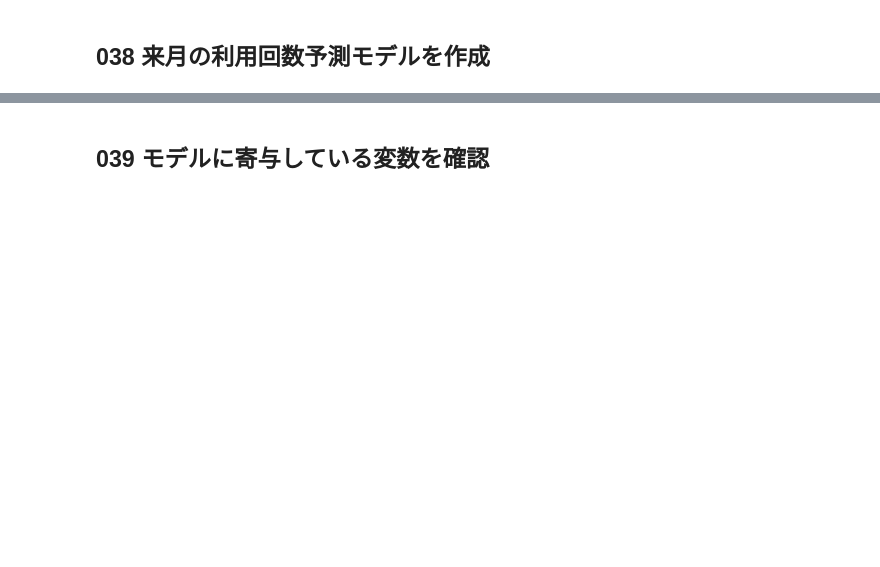
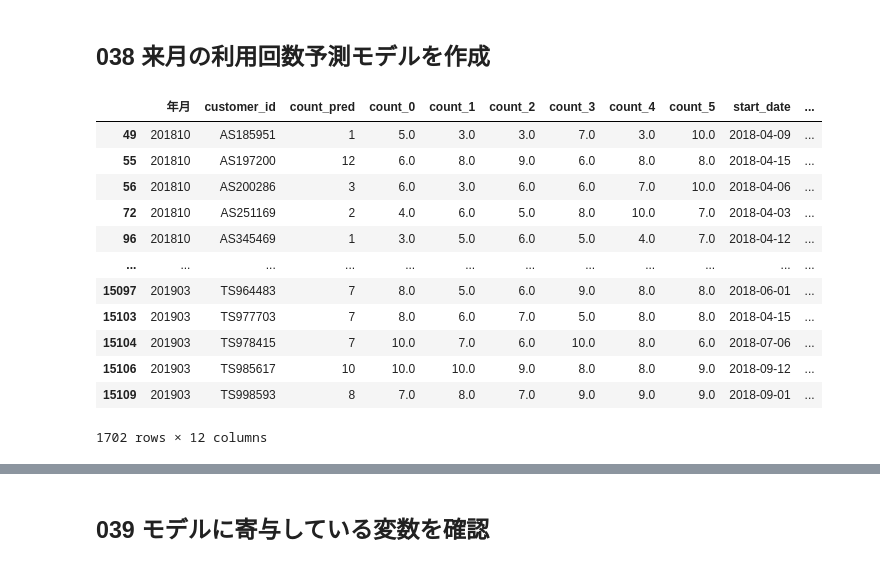
Before and after one commit to kanameg/100knocks, a Jupyter notebook: python/src/100knoks-04.ipynb, the cells around one changed output, grey strips where cells are left out. Cells and saved outputs as stored; diff of their text form; code cells hidden in the pictures; blank space fills up the shorter version.

```diff
--- a/python/src/100knoks-04.ipynb
+++ b/python/src/100knoks-04.ipynb
@@ -109,7 +253,21 @@ predict_date.head()
 ## 038 来月の利用回数予測モデルを作成
 # %%
 predict_date = predict_date.loc[predict_date['start_date'] >= pd.to_datetime('20180401')]
-predict_date.head()
+predict_date
+# %% [output]
+|  | 年月 | customer_id | count_pred | count_0 | count_1 | count_2 | count_3 | count_4 | count_5 | start_date | ... |
+| 49 | 201810 | AS185951 | 1 | 5.0 | 3.0 | 3.0 | 7.0 | 3.0 | 10.0 | 2018-04-09 | ... |
+| 55 | 201810 | AS197200 | 12 | 6.0 | 8.0 | 9.0 | 6.0 | 8.0 | 8.0 | 2018-04-15 | ... |
+| 56 | 201810 | AS200286 | 3 | 6.0 | 3.0 | 6.0 | 6.0 | 7.0 | 10.0 | 2018-04-06 | ... |
+| 72 | 201810 | AS251169 | 2 | 4.0 | 6.0 | 5.0 | 8.0 | 10.0 | 7.0 | 2018-04-03 | ... |
+| 96 | 201810 | AS345469 | 1 | 3.0 | 5.0 | 6.0 | 5.0 | 4.0 | 7.0 | 2018-04-12 | ... |
+| ... | ... | ... | ... | ... | ... | ... | ... | ... | ... | ... | ... |
+| 15097 | 201903 | TS964483 | 7 | 8.0 | 5.0 | 6.0 | 9.0 | 8.0 | 8.0 | 2018-06-01 | ... |
+| 15103 | 201903 | TS977703 | 7 | 8.0 | 6.0 | 7.0 | 5.0 | 8.0 | 8.0 | 2018-04-15 | ... |
+| 15104 | 201903 | TS978415 | 7 | 10.0 | 7.0 | 6.0 | 10.0 | 8.0 | 6.0 | 2018-07-06 | ... |
+| 15106 | 201903 | TS985617 | 10 | 10.0 | 10.0 | 9.0 | 8.0 | 8.0 | 9.0 | 2018-09-12 | ... |
+| 15109 | 201903 | TS998593 | 8 | 7.0 | 8.0 | 7.0 | 9.0 | 9.0 | 9.0 | 2018-09-01 | ... |
+1702 rows × 12 columns
 # %%
 from sklearn import linear_model
 import sklearn.model_selection
```
Also changed, not shown: parts of 24 cells of this notebook.
